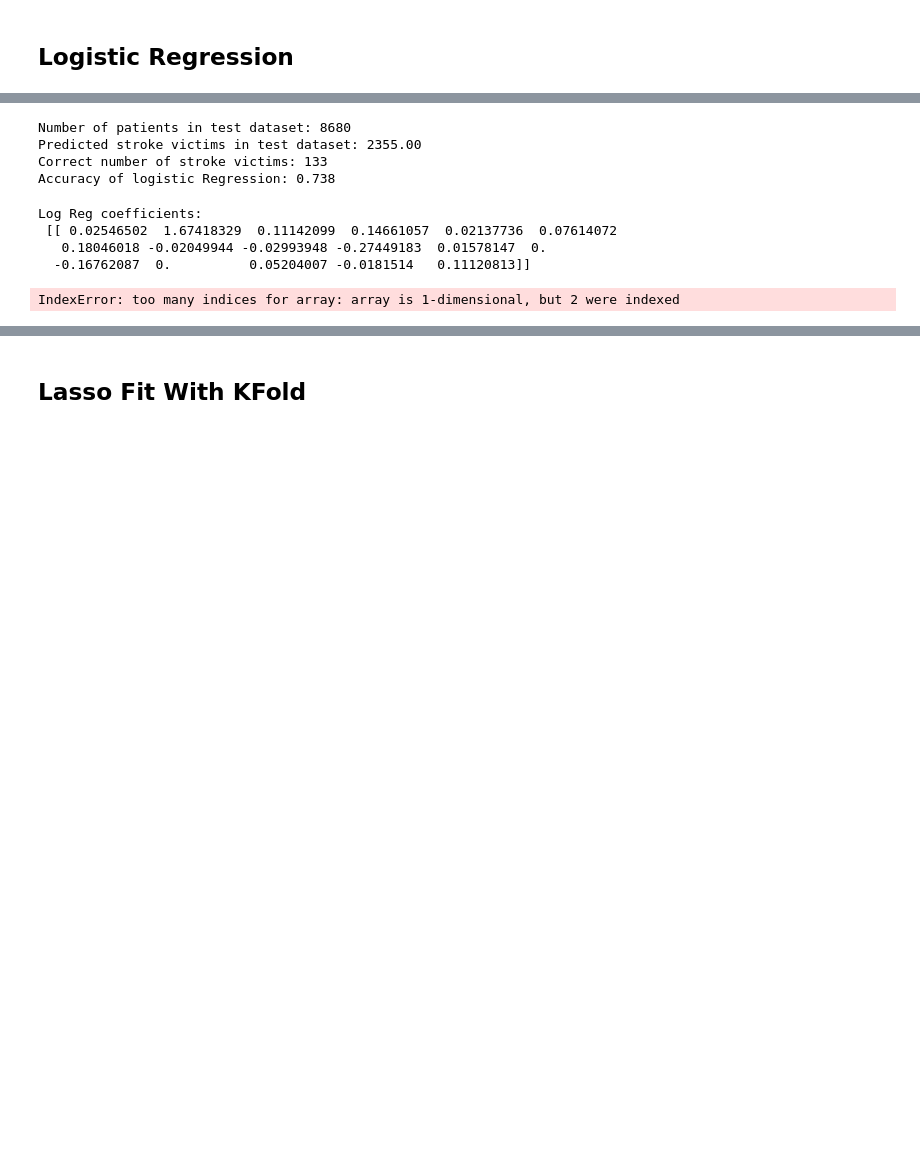
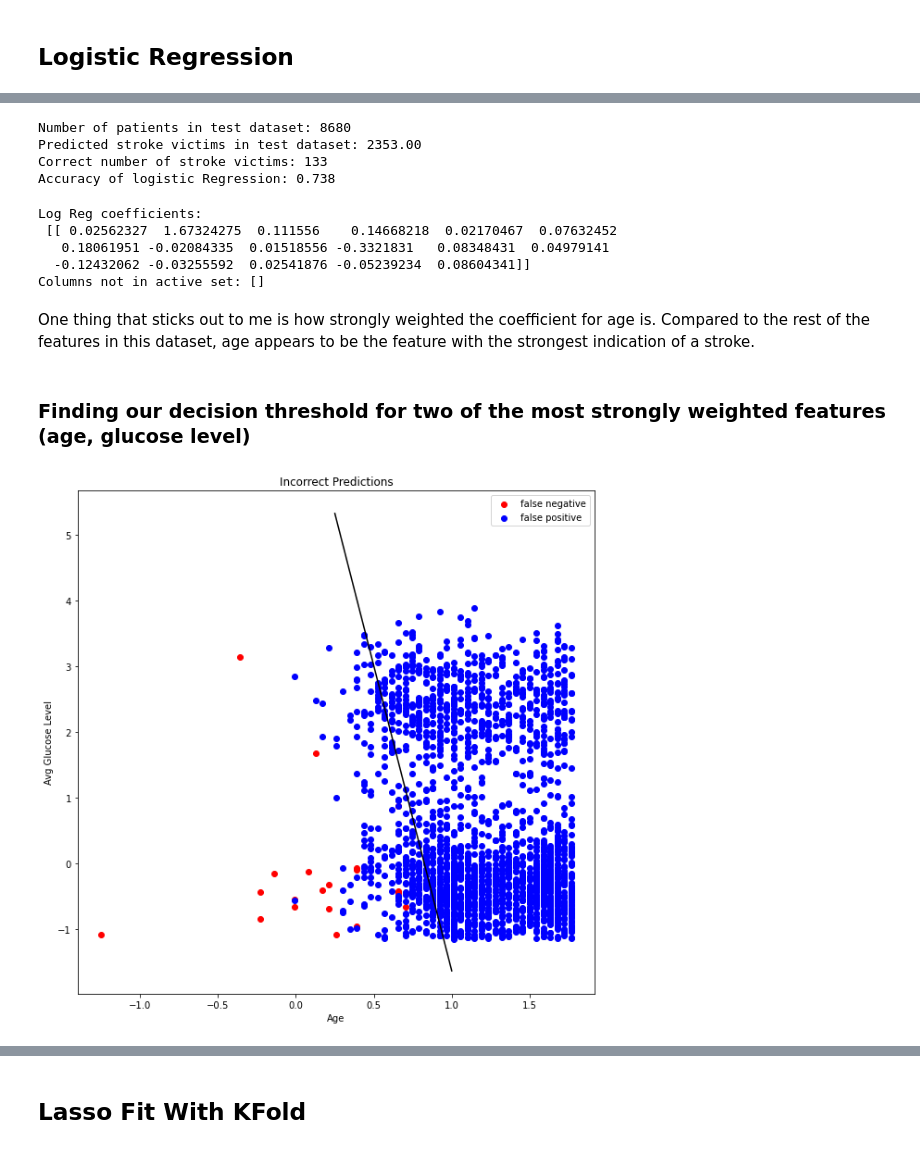
Before and after one commit to DylanShadduckUCD/STA208, a Jupyter notebook: Final Project/Final Project.ipynb, the cells around one changed output, grey strips where cells are left out. Cells and saved outputs as stored; diff of their text form; code cells hidden in the pictures; blank space fills up the shorter version.

Commit message:
worked on metrics for logistic regression final project

```diff
--- a/Final Project/Final Project.ipynb
+++ b/Final Project/Final Project.ipynb
@@ -15,7 +15,7 @@ from sklearn.preprocessing import StandardScaler
 folder_mac = "/Users/Dylan/Desktop/School Stuff/Master's Year/Spring 2021/STA 208/Final Project/"
 folder_windows = "C:/Users/Dylan/Documents/Spring 2021/STA 208/Final Project/"
 filename = "train_strokes.csv"
-df = pd.read_csv(folder_windows+filename, na_values="N/A")
+df = pd.read_csv(folder_mac+filename, na_values="N/A")
 df.info()
 # %% [output]
 <class 'pandas.core.frame.DataFrame'>
@@ -224,6 +224,6 @@ This parameter of the LogisticRegression solver allows us to set weights on the
 # %%
 from sklearn.linear_model import LogisticRegression
-log_reg = LogisticRegression(penalty="l1", max_iter=2000, solver="saga", class_weight="balanced")
+log_reg = LogisticRegression(penalty="l2", max_iter=2000, solver="saga", class_weight="balanced")
 log_reg.fit(X_train, y_train)
 log_pred = log_reg.predict(X_test)
 print(f"Number of patients in test dataset: {log_pred.size}")
@@ -232,29 +232,51 @@ print(f"Correct number of stroke victims: {np.sum(y_test)}")
 print(f"Accuracy of logistic Regression: {1 - np.sum(np.abs(log_pred - y_test))/y_test.size:.3f}")
 # %% [output]
 Number of patients in test dataset: 8680
-Predicted stroke victims in test dataset: 2355.00
+Predicted stroke victims in test dataset: 2353.00
 Correct number of stroke victims: 133
 Accuracy of logistic Regression: 0.738
 # %%
 # We used an L1 penalty in the logistic regression making this effectively a LASSO
 # We can print out the coefficients to see which got sent to zero during training
 print("Log Reg coefficients: \n", log_reg.coef_)
-print("Columns not in active set:", np.array(list(X.columns))[log_reg.coef_ == 0])
+print("Columns not in active set:", np.array(list(X.columns))[log_reg.coef_[0] == 0])
 # %% [output]
 Log Reg coefficients:
- [[ 0.02546502  1.67418329  0.11142099  0.14661057  0.02137736  0.07614072
-   0.18046018 -0.02049944 -0.02993948 -0.27449183  0.01578147  0.
-  -0.16762087  0.          0.05204007 -0.0181514   0.11120813]]
+ [[ 0.02562327  1.67324275  0.111556    0.14668218  0.02170467  0.07632452
+   0.18061951 -0.02084335  0.01518556 -0.3321831   0.08348431  0.04979141
+  -0.12432062 -0.03255592  0.02541876 -0.05239234  0.08604341]]
+Columns not in active set: []
-IndexError: too many indices for array: array is 1-dimensional, but 2 were indexed
+# %% [markdown]
+ One thing that sticks out to me is how strongly weighted the coefficient for age is. Compared to the rest of the features in this dataset, age appears to be the feature with the strongest indication of a stroke.
+# %% [markdown]
+### Finding our decision threshold for two of the most strongly weighted features (age, glucose level)
+# %%
+# Finding
+T = np.linspace(0.25,1, 100)
+beta0 = log_reg.intercept_[0]
+# find the coefficient associated with age
+beta1 = log_reg.coef_[0][1]
+# Find the coefficient associated with glucose level
+beta2 = log_reg.coef_[0][6]
+threshold = -(beta0 + beta1*T) / beta2
 # %%
 import matplotlib.pyplot as plt
 
 # Let's see if we can visualize the incorrect classifications
 wrong_pred_x = X_test[log_pred != y_test]
 wrong_pred = log_pred[log_pred != y_test]
-false_neg = wrong_pred_x[wrong_pred == 0]
-false_pos = wrong_pred_x[wrong_pred == 1]
+false_neg = pd.DataFrame(wrong_pred_x[wrong_pred == 0], columns=list(X.columns))
+false_pos = pd.DataFrame(wrong_pred_x[wrong_pred == 1], columns=list(X.columns))
 
-# We are going to plot age on x axis and
+# We are going to plot age on x axis and glucose level on the y
 plt.figure(figsize=(10,10))
-plt.plot()
+plt.scatter(false_neg["age"], false_neg["avg_glucose_level"], label="false negative", color="r")
+plt.scatter(false_pos["age"], false_pos["avg_glucose_level"], label="false positive", color="b")
+plt.plot(T, threshold, color="k")
+plt.xlabel("Age")
+plt.ylabel("Avg Glucose Level")
+plt.title("Incorrect Predictions")
+plt.legend()
+plt.show()
+# %% [output]
+[figure, added]
```
Also changed, not shown: parts of 6 cells of this notebook.
